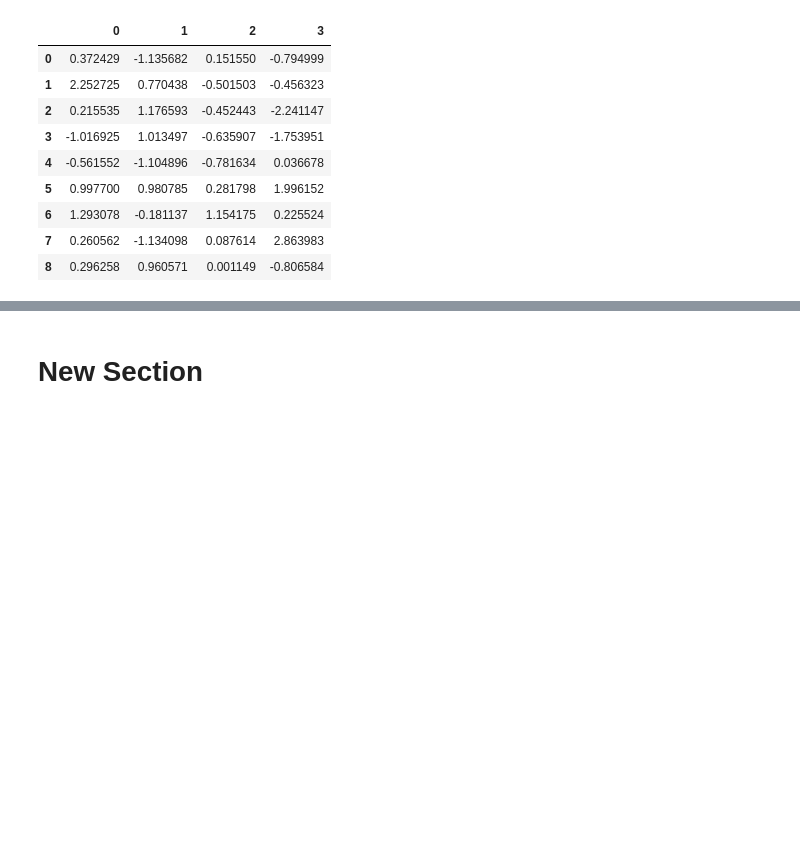
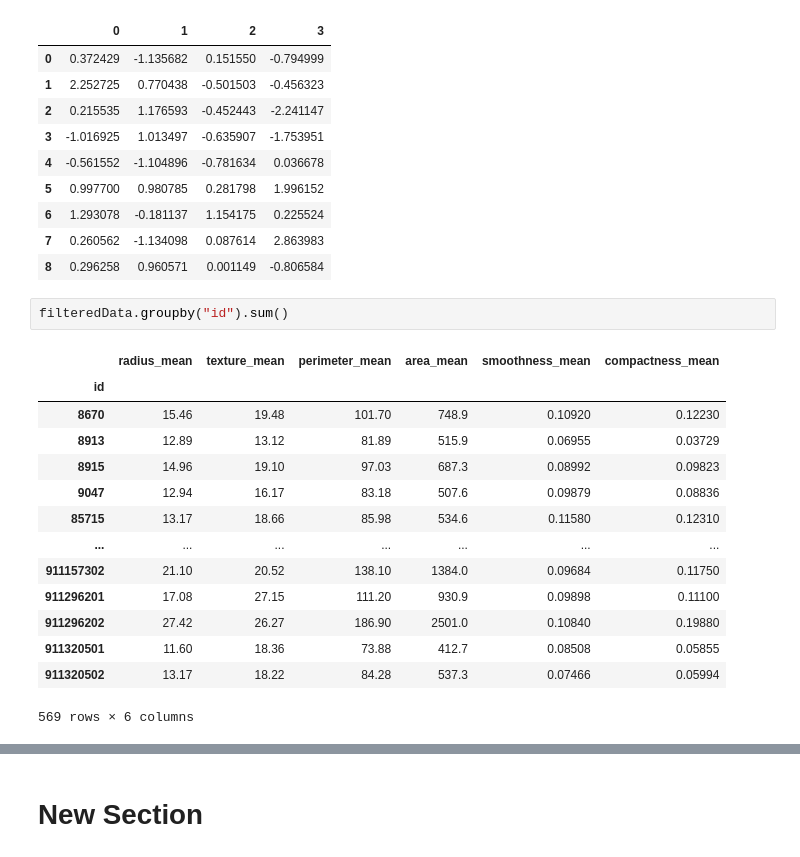
Before and after one commit to sunilchaurha/python-learning, a Jupyter notebook: Panda-1.ipynb, the cells around one changed output, grey strips where cells are left out. Cells and saved outputs as stored; diff of their text form; blank space fills up the shorter version.

```diff
--- a/Panda-1.ipynb
+++ b/Panda-1.ipynb
@@ -201,3 +201,20 @@ output
 | 6 | 1.293078 | -0.181137 | 1.154175 | 0.225524 |
 | 7 | 0.260562 | -1.134098 | 0.087614 | 2.863983 |
 | 8 | 0.296258 | 0.960571 | 0.001149 | -0.806584 |
+# %%
+filteredData.groupby("id").sum()
+# %% [output]
+|  | radius_mean | texture_mean | perimeter_mean | area_mean | smoothness_mean | compactness_mean |
+| id |  |  |  |  |  |  |
+| 8670 | 15.46 | 19.48 | 101.70 | 748.9 | 0.10920 | 0.12230 |
+| 8913 | 12.89 | 13.12 | 81.89 | 515.9 | 0.06955 | 0.03729 |
+| 8915 | 14.96 | 19.10 | 97.03 | 687.3 | 0.08992 | 0.09823 |
+| 9047 | 12.94 | 16.17 | 83.18 | 507.6 | 0.09879 | 0.08836 |
+| 85715 | 13.17 | 18.66 | 85.98 | 534.6 | 0.11580 | 0.12310 |
+| ... | ... | ... | ... | ... | ... | ... |
+| 911157302 | 21.10 | 20.52 | 138.10 | 1384.0 | 0.09684 | 0.11750 |
+| 911296201 | 17.08 | 27.15 | 111.20 | 930.9 | 0.09898 | 0.11100 |
+| 911296202 | 27.42 | 26.27 | 186.90 | 2501.0 | 0.10840 | 0.19880 |
+| 911320501 | 11.60 | 18.36 | 73.88 | 412.7 | 0.08508 | 0.05855 |
+| 911320502 | 13.17 | 18.22 | 84.28 | 537.3 | 0.07466 | 0.05994 |
+569 rows × 6 columns
```
Also changed, not shown: parts of 4 cells of this notebook.
